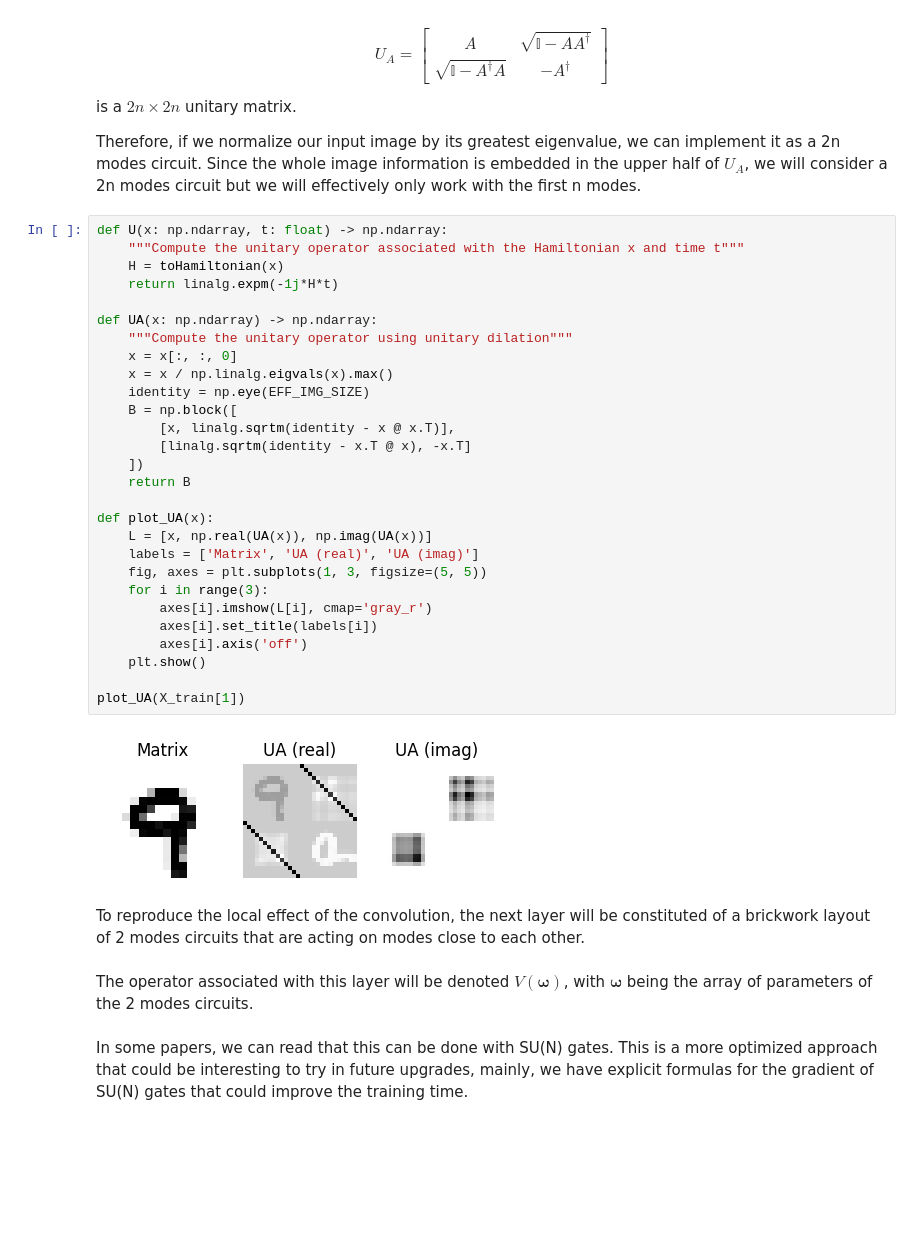
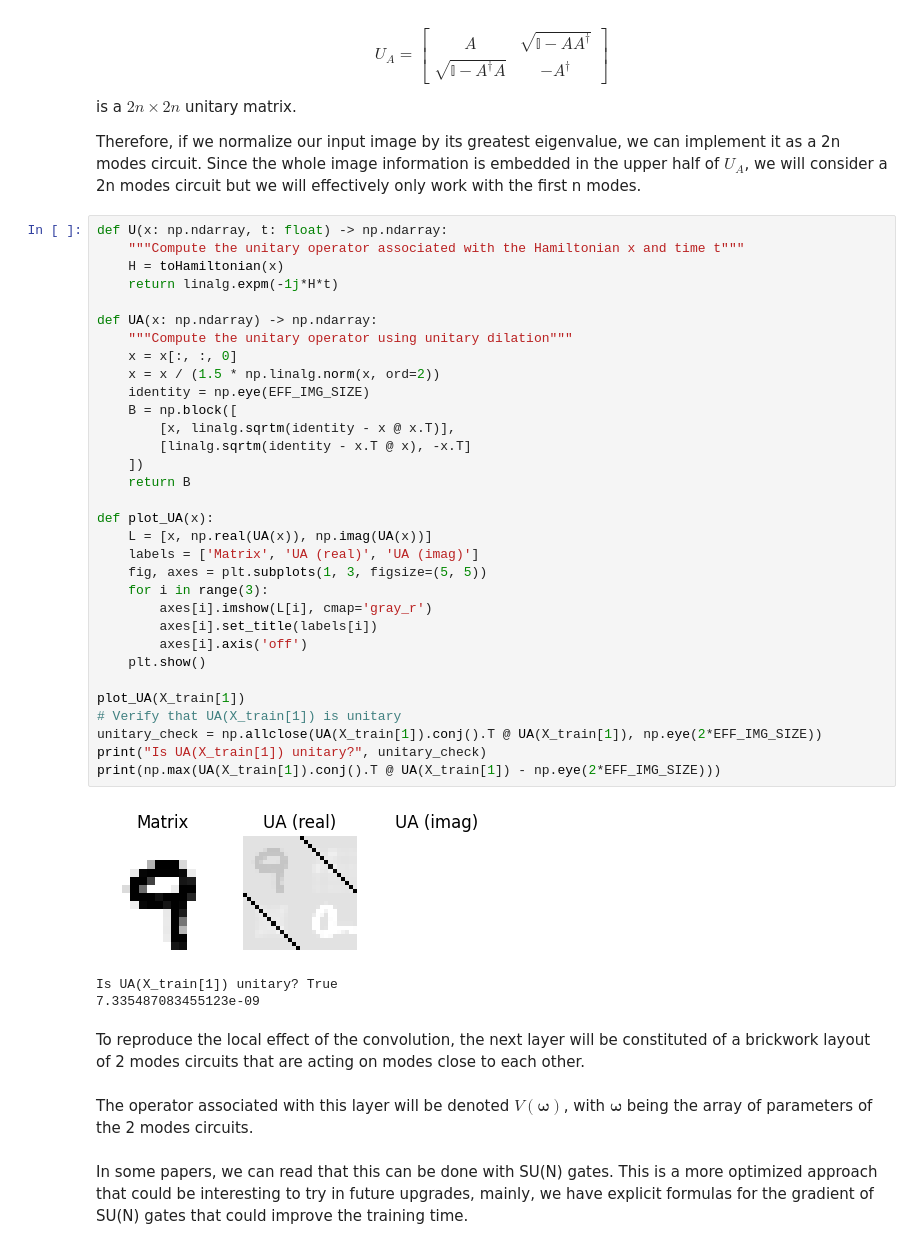
Before and after one commit to VDeumier/LOQC_MNIST, a Jupyter notebook: hybrid_conv_model.ipynb, the cells around one changed output. Cells and saved outputs as stored; diff of their text form; blank space fills up the shorter version.

```diff
--- a/hybrid_conv_model.ipynb
+++ b/hybrid_conv_model.ipynb
@@ -134,33 +128,39 @@ Therefore, if we normalize our input image by its greatest eigenvalue, we can im
 # %%
 def U(x: np.ndarray, t: float) -> np.ndarray:
     """Compute the unitary operator associated with the Hamiltonian x and time t"""
     H = toHamiltonian(x)
     return linalg.expm(-1j*H*t)
 
 def UA(x: np.ndarray) -> np.ndarray:
     """Compute the unitary operator using unitary dilation"""
     x = x[:, :, 0]
-    x = x / np.linalg.eigvals(x).max()
+    x = x / (1.5 * np.linalg.norm(x, ord=2))
     identity = np.eye(EFF_IMG_SIZE)
     B = np.block([
         [x, linalg.sqrtm(identity - x @ x.T)],
         [linalg.sqrtm(identity - x.T @ x), -x.T]
     ])
     return B
 
 def plot_UA(x):
     L = [x, np.real(UA(x)), np.imag(UA(x))]
     labels = ['Matrix', 'UA (real)', 'UA (imag)']
     fig, axes = plt.subplots(1, 3, figsize=(5, 5))
     for i in range(3):
         axes[i].imshow(L[i], cmap='gray_r')
         axes[i].set_title(labels[i])
         axes[i].axis('off')
     plt.show()
 
 plot_UA(X_train[1])
+# Verify that UA(X_train[1]) is unitary
+unitary_check = np.allclose(UA(X_train[1]).conj().T @ UA(X_train[1]), np.eye(2*EFF_IMG_SIZE))
+print("Is UA(X_train[1]) unitary?", unitary_check)
+print(np.max(UA(X_train[1]).conj().T @ UA(X_train[1]) - np.eye(2*EFF_IMG_SIZE)))
 # %% [output]
-[figure, old version]
+[figure, new version]
+Is UA(X_train[1]) unitary? True
+7.335487083455123e-09
 # %% [markdown]
 To reproduce the local effect of the convolution, the next layer will be constituted of a brickwork layout of 2 modes circuits that are acting on modes close to each other.\
 \
```
Also changed, not shown: parts of 7 cells of this notebook.
